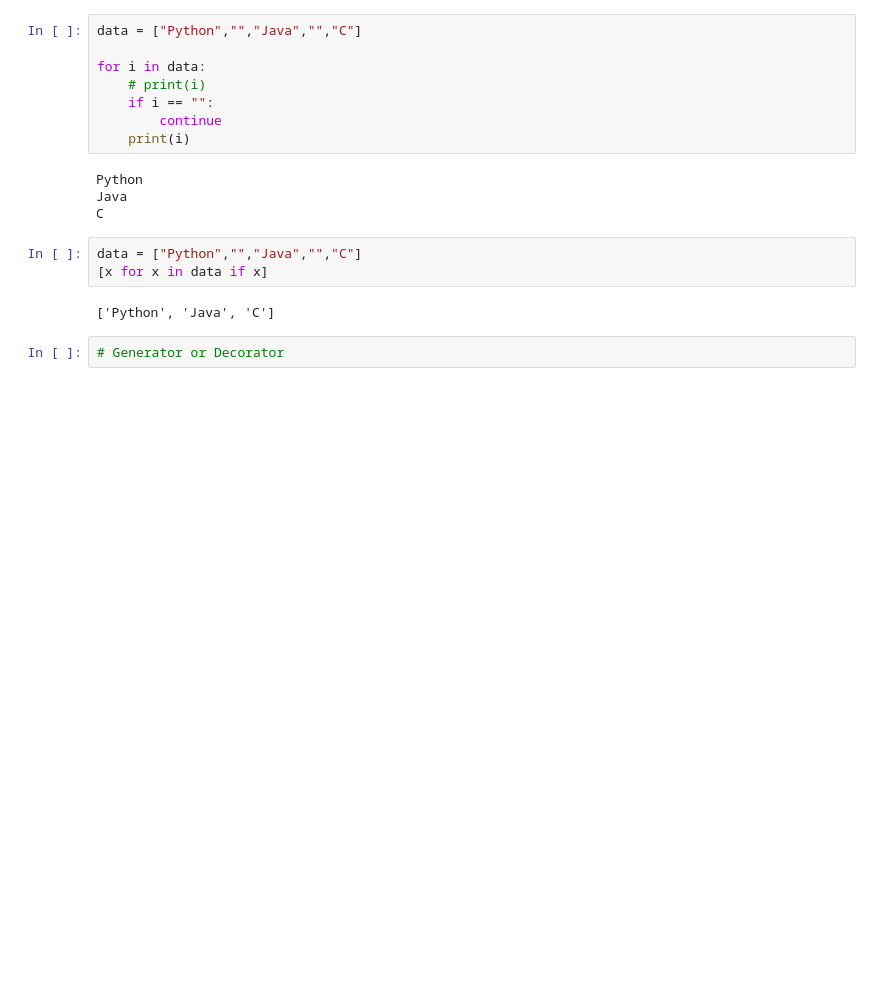
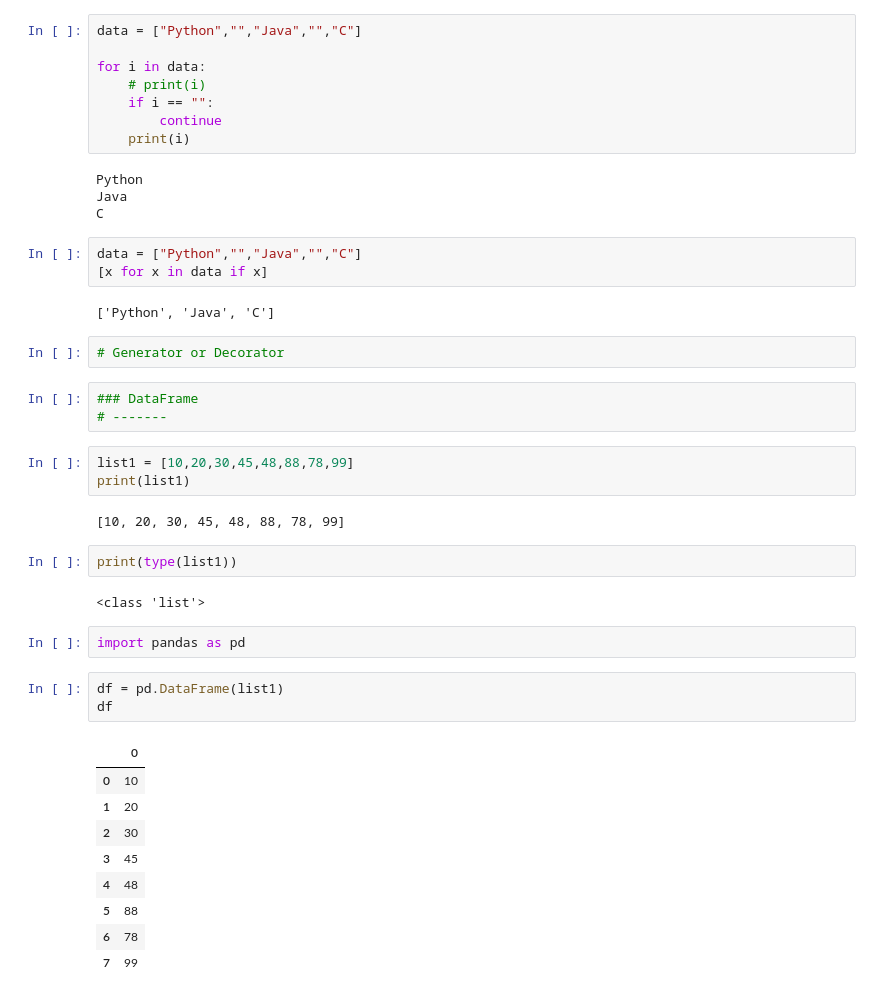
Before and after one commit to sharmaRoushan-Official/python2033-10AM-, a Jupyter notebook: 16.List Comprehensions.ipynb, the cells around one changed output. Saved outputs shown, nothing was run; the diff lists cells and outputs as text; blank space fills up the shorter version.

```diff
--- a/16.List Comprehensions.ipynb
+++ b/16.List Comprehensions.ipynb
@@ -563,3 +563,30 @@ data = ["Python","","Java","","C"]
 ['Python', 'Java', 'C']
 # %%
 # Generator or Decorator
+# %%
+### DataFrame
+# -------
+# %%
+list1 = [10,20,30,45,48,88,78,99]
+print(list1)
+# %% [output]
+[10, 20, 30, 45, 48, 88, 78, 99]
+# %%
+print(type(list1))
+# %% [output]
+<class 'list'>
+# %%
+import pandas as pd
+# %%
+df = pd.DataFrame(list1)
+df
+# %% [output]
+|  | 0 |
+| 0 | 10 |
+| 1 | 20 |
+| 2 | 30 |
+| 3 | 45 |
+| 4 | 48 |
+| 5 | 88 |
+| 6 | 78 |
+| 7 | 99 |
```
Also changed, not shown: parts of 4 cells of this notebook, 8 other files.
